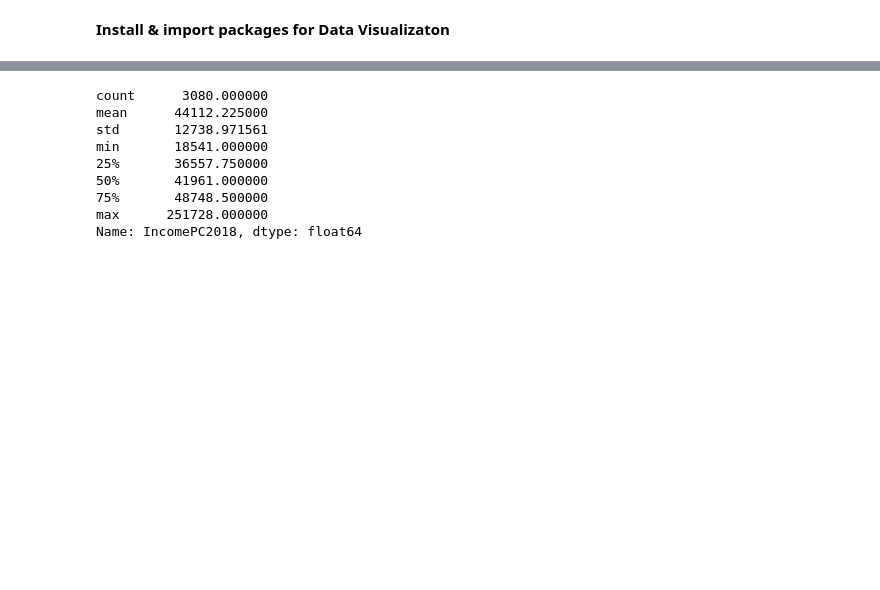
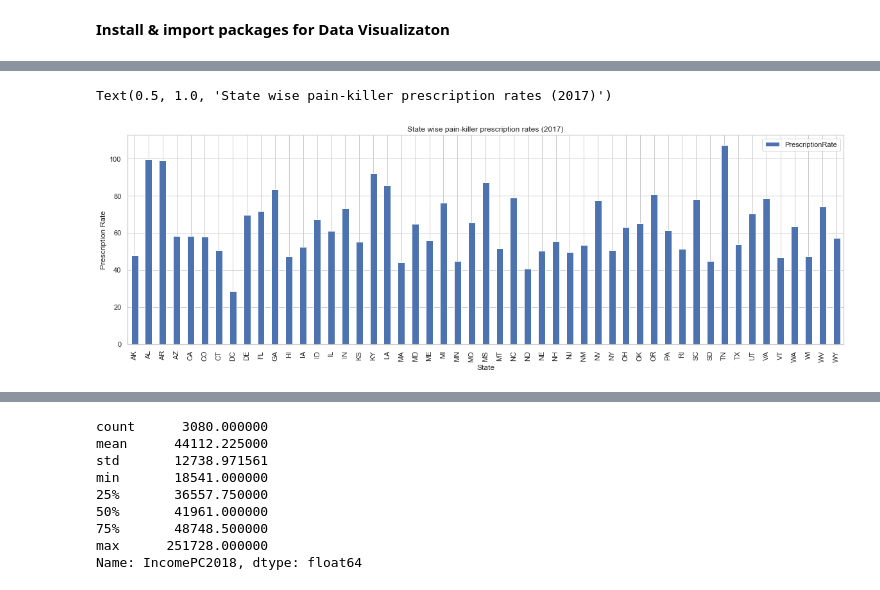
Before and after one commit to ArtSciBiz/Coursera_Capstone, a Jupyter notebook: DataSciencePro_CapstoneProject.ipynb, the cells around one changed output, grey strips where cells are left out. Cells and saved outputs as stored; diff of their text form; code cells hidden in the pictures; blank space fills up the shorter version.

```diff
--- a/DataSciencePro_CapstoneProject.ipynb
+++ b/DataSciencePro_CapstoneProject.ipynb
@@ -27,0 +154,8 @@ import seaborn as sns
+# %%
+pkp1DataFrame = pkpDataFrame[['StateCode', 'PrescriptionRate']]
+
+pkp1DataFrame = pkp1DataFrame.groupby(['StateCode'],as_index=False).mean()
+
+pkp1DataFrame.set_index('StateCode', inplace=True)
+
+pkp1DataFrame.head()
@@ -27,0 +170,9 @@ import seaborn as sns
+# %%
+# Plot the data (barchart)
+pkp1DataFrame.plot(kind='bar', width=0.5, figsize=(20, 6))
+plt.xlabel('State') # add to x-label to the plot
+plt.ylabel('Prescription Rate') # add y-label to the plot
+plt.title('State wise pain-killer prescription rates (2017)') # add title to the plot
+# %% [output]
+Text(0.5, 1.0, 'State wise pain-killer prescription rates (2017)')
+[figure, added]
```
Also changed, not shown: parts of 122 cells of this notebook.
